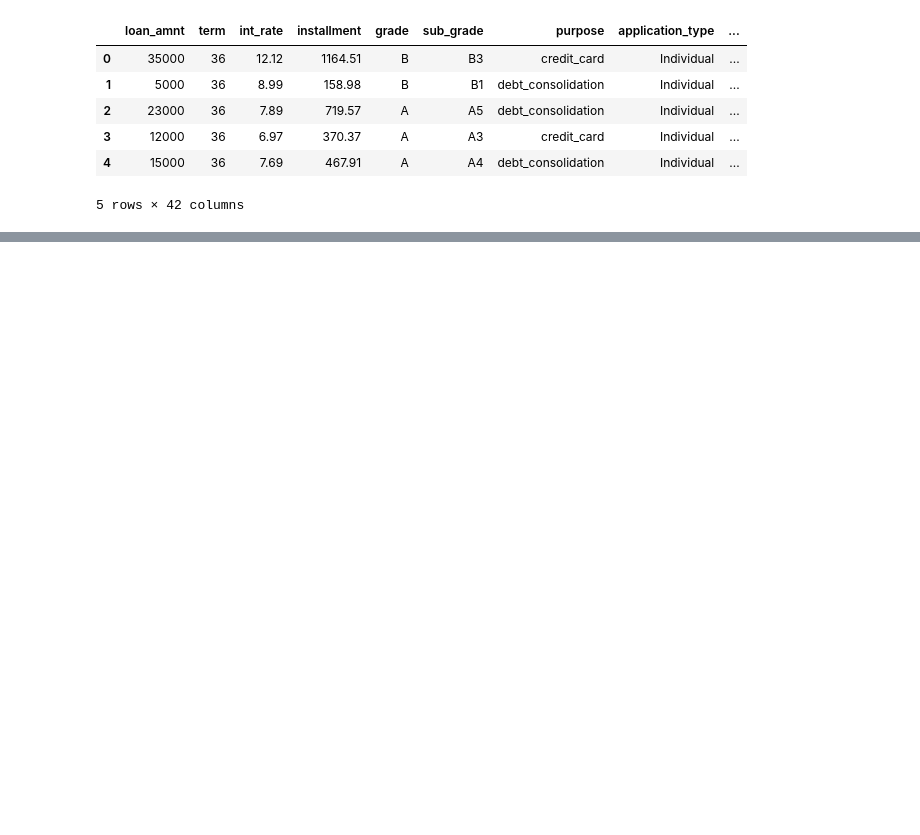
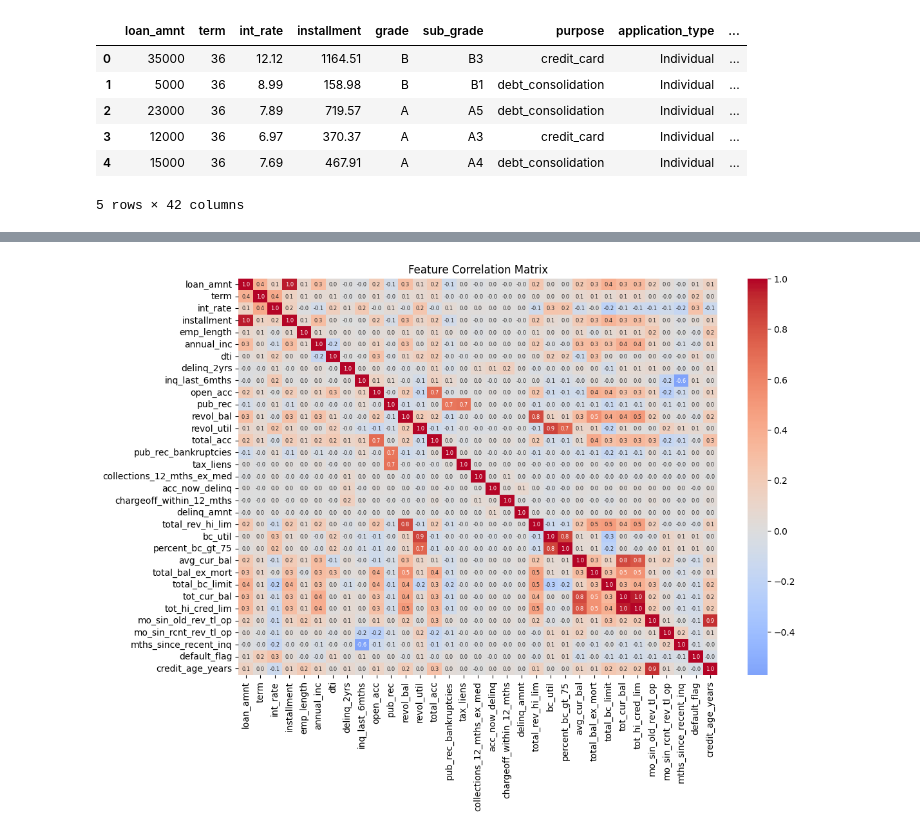
Before and after one commit to KingsleyElo/nigerian-credit-risk, a Jupyter notebook: notebooks/02_eda.ipynb, the cells around one changed output, grey strips where cells are left out. Cells and saved outputs as stored; diff of their text form; code cells hidden in the pictures; blank space fills up the shorter version.

Commit message:
included correlation results summary

```diff
--- a/notebooks/02_eda.ipynb
+++ b/notebooks/02_eda.ipynb
@@ -16,0 +83,2 @@ df.head()
+# %%
+numeric_df = df.select_dtypes(include=["number"])
@@ -16,0 +106,7 @@ df.head()
+# %%
+plt.figure(figsize=(12,8))
+sns.heatmap(numeric_df.corr(), cmap="coolwarm", center=0, annot_kws={"size": 6}, annot=True, fmt=".1f")
+plt.title("Feature Correlation Matrix")
+plt.show()
+# %% [output]
+[figure, added]
```
Also changed, not shown: parts of 8 cells of this notebook.
